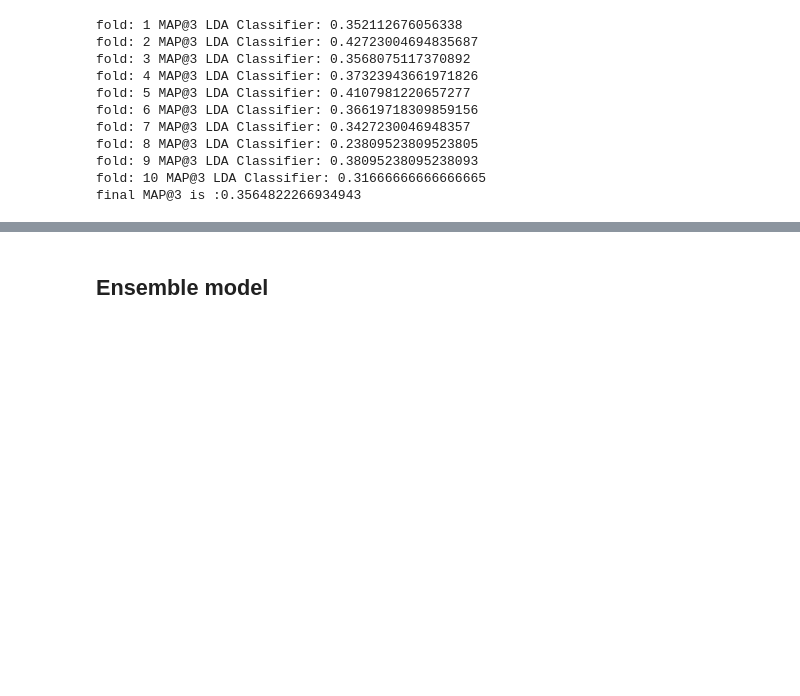
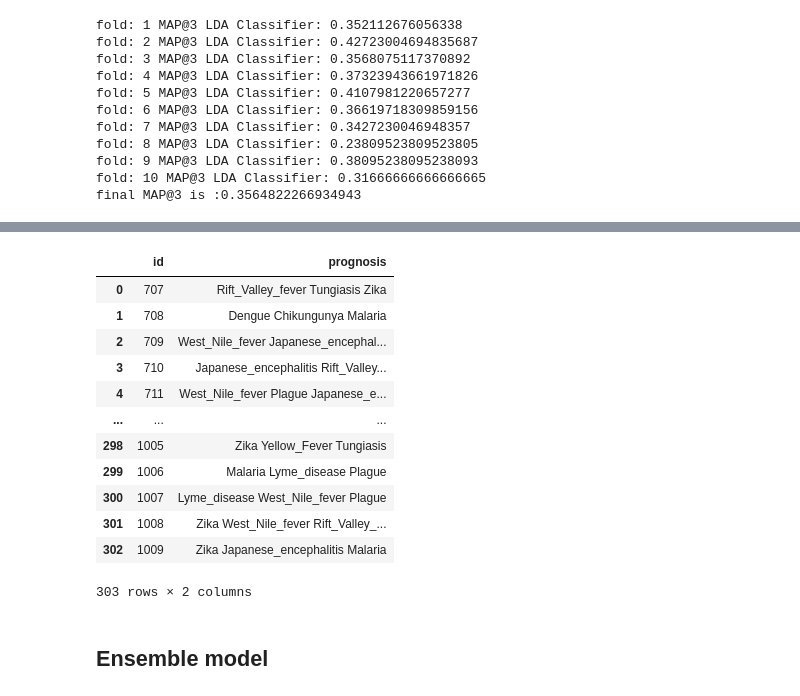
Before and after one commit to charu11/kaggle_competitions, a Jupyter notebook: ps-s3-e13.ipynb, the cells around one changed output, grey strips where cells are left out. Saved outputs shown, nothing was run; the diff lists cells and outputs as text; code cells hidden in the pictures; blank space fills up the shorter version.

Commit message:
Kaggle Notebook | PS S3 E13 | EDA | Modeling | Version 22| LR Added

```diff
--- a/ps-s3-e13.ipynb
+++ b/ps-s3-e13.ipynb
@@ -363,0 +367,26 @@ final MAP@3 is :0.3564822266934943
+# %%
+kfold = KFold(n_splits=10, shuffle=True, random_state=100)
+pred_lr = np.zeros((test_df.shape[0], 11))
+
+
+acc_lr = []
+n=0
+
+for i, (train_index, valid_index) in enumerate(kfold.split(X, y)):
+    x_train, y_train = X.iloc[train_index], y.iloc[train_index]
+    x_valid, y_valid = X.loc[valid_index], y.iloc[valid_index]
+
+
+
+
+    model_lr = LogisticRegression(multi_class='multinomial', solver='lbfgs', penalty='l2', max_iter=1000).fit(x_train, y_train)
+
+    pred_lr+= model_lr.predict_proba(test_df)/kfold.n_splits
+    val_pred_lr = top_3(model_lr.predict_proba(x_valid))
+    acc_lr.append(mapk(y_valid.values.reshape(-1, 1), val_pred_lr, k=3))
+
+
+
+    print(f"fold: {n+1} MAP@3 LDA Classifier: {acc_lr[n]}")
+    n+=1
+print(f"final MAP@3 is :{np.mean(acc_lr)}")
@@ -363,0 +405,3 @@ final MAP@3 is :0.3564822266934943
+# %%
+pred_lr_top_3 = top_3(pred_lr)
+pred_lr_top_3_names = top_3_inverse_prediction(pred_lr_top_3)
@@ -364,3 +428,21 @@ final MAP@3 is :0.3564822266934943
+# %%
+submission = pd.read_csv('/kaggle/input/playground-series-s3e13/sample_submission.csv')
+submission['prognosis'] = [' '.join(name) for name in pred_lr_top_3_names]
+submission
+# %% [output]
+|  | id | prognosis |
+| 0 | 707 | Rift_Valley_fever Tungiasis Zika |
+| 1 | 708 | Dengue Chikungunya Malaria |
+| 2 | 709 | West_Nile_fever Japanese_encephal... |
+| 3 | 710 | Japanese_encephalitis Rift_Valley... |
+| 4 | 711 | West_Nile_fever Plague Japanese_e... |
+| ... | ... | ... |
+| 298 | 1005 | Zika Yellow_Fever Tungiasis |
+| 299 | 1006 | Malaria Lyme_disease Plague |
+| 300 | 1007 | Lyme_disease West_Nile_fever Plague |
+| 301 | 1008 | Zika West_Nile_fever Rift_Valley_... |
+| 302 | 1009 | Zika Japanese_encephalitis Malaria |
+303 rows × 2 columns
 # %% [markdown]
 ## Ensemble model
 # %%
```
Also changed, not shown: parts of 14 cells of this notebook.
